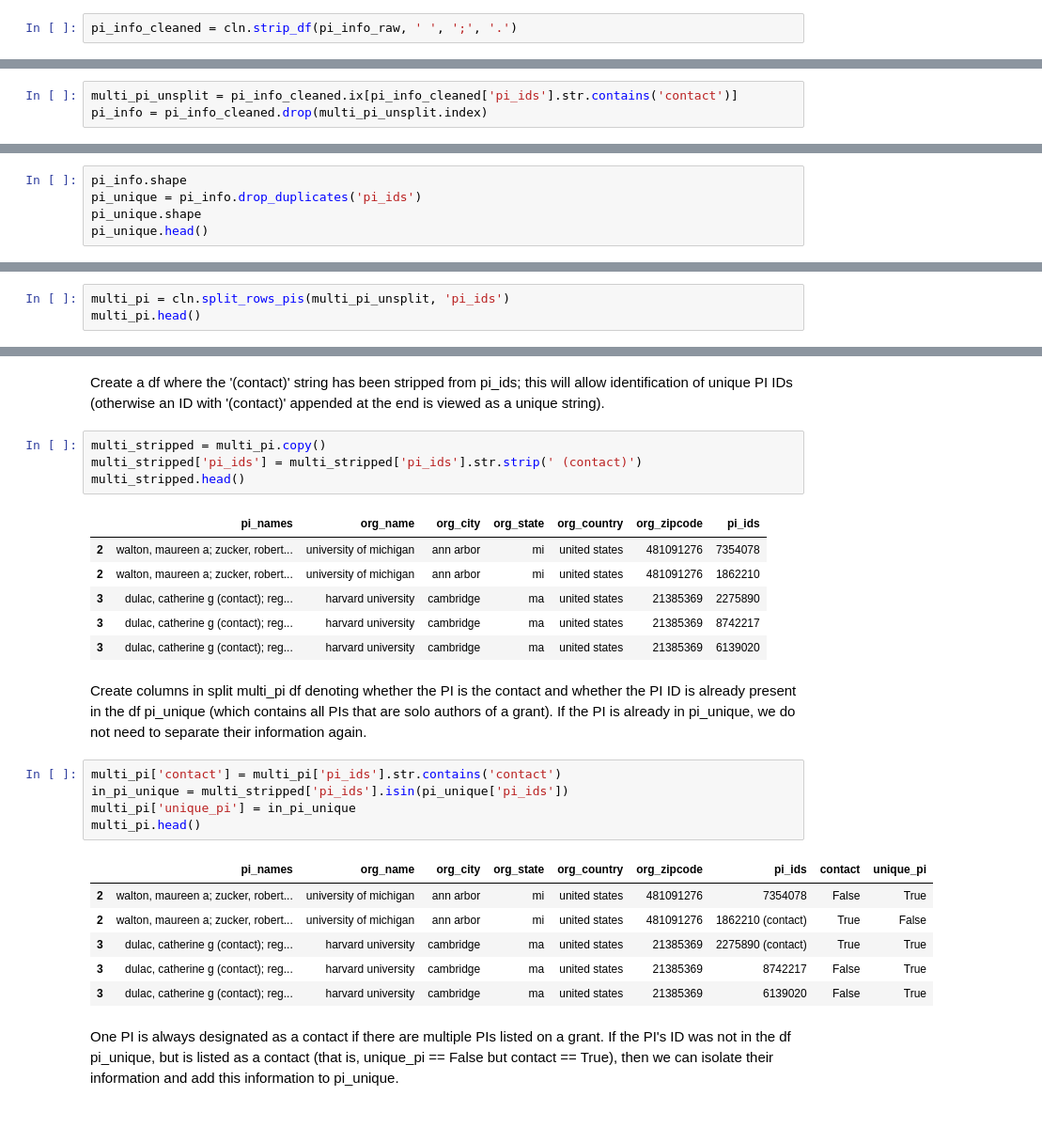
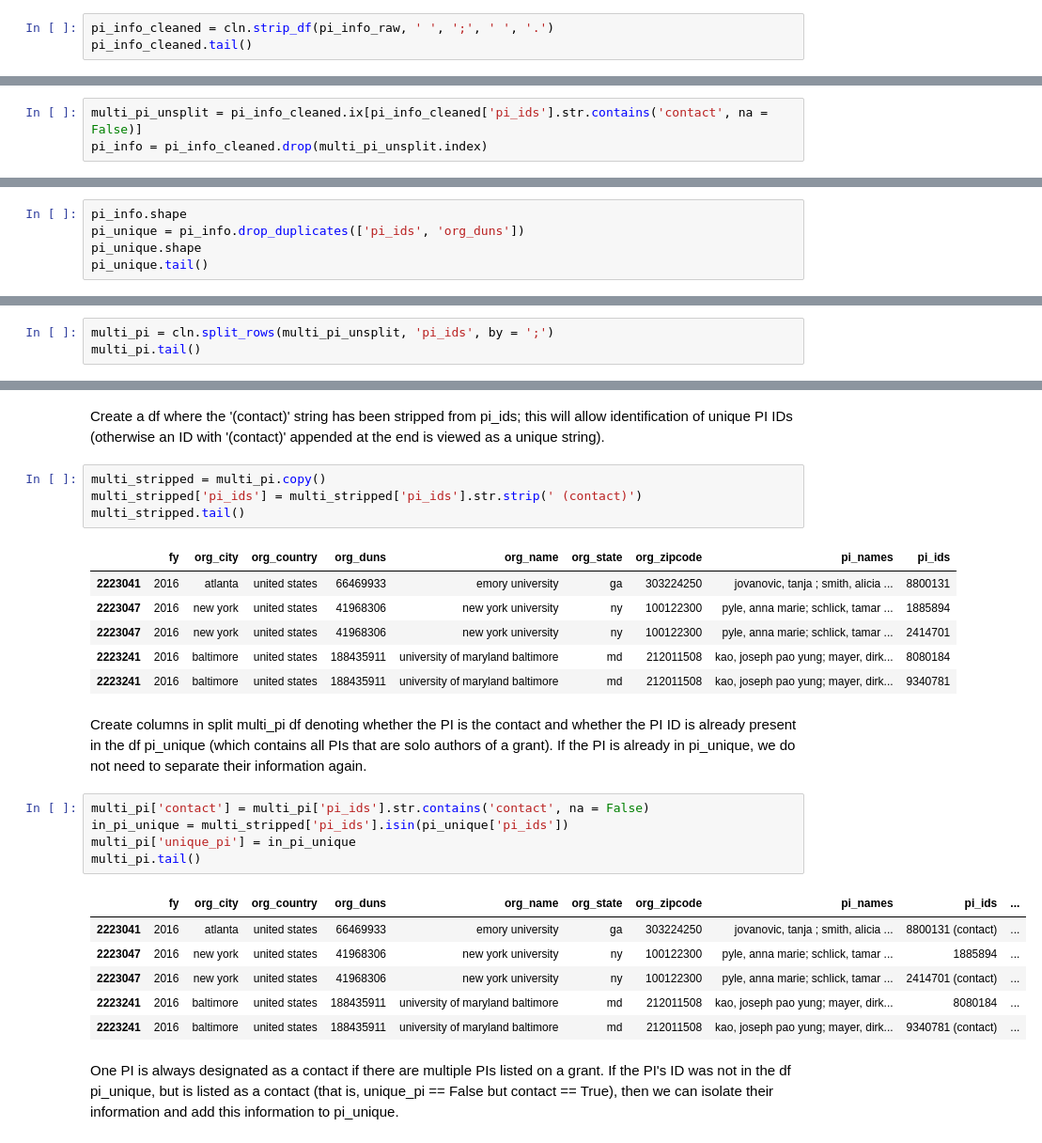
Before and after one commit to yuwie10/nih-awards, a Jupyter notebook: cleaning_pi_info.ipynb, the cells around one changed output, grey strips where cells are left out. Shown at 94% size. Saved outputs shown, nothing was run; the diff lists cells and outputs as text.

```diff
--- a/cleaning_pi_info.ipynb
+++ b/cleaning_pi_info.ipynb
@@ -58,2 +60,3 @@ pi_info_raw.head()
 # %%
-pi_info_cleaned = cln.strip_df(pi_info_raw, ' ', ';', '.')
+pi_info_cleaned = cln.strip_df(pi_info_raw, ' ', ';', ' ', '.')
+pi_info_cleaned.tail()
@@ -87,5 +90,5 @@ Some grants have multiple PIs listed on the grant, and the information for the g
 # %% [markdown]
 Split pi_info_cleaned into two dataframes, one containing grouped (multiple) PIs and one containing single PIs.
 # %%
-multi_pi_unsplit = pi_info_cleaned.ix[pi_info_cleaned['pi_ids'].str.contains('contact')]
+multi_pi_unsplit = pi_info_cleaned.ix[pi_info_cleaned['pi_ids'].str.contains('contact', na = False)]
 pi_info = pi_info_cleaned.drop(multi_pi_unsplit.index)
@@ -94,6 +97,6 @@ Drop duplicates from unique PIs
 # %%
 pi_info.shape
-pi_unique = pi_info.drop_duplicates('pi_ids')
+pi_unique = pi_info.drop_duplicates(['pi_ids', 'org_duns'])
 pi_unique.shape
-pi_unique.head()
+pi_unique.tail()
 # %% [output]
@@ -108,6 +111,6 @@ pi_unique.head()
 # %% [markdown]
 Split multiple PIs on PI ID.
 # %%
-multi_pi = cln.split_rows_pis(multi_pi_unsplit, 'pi_ids')
-multi_pi.head()
+multi_pi = cln.split_rows(multi_pi_unsplit, 'pi_ids', by = ';')
+multi_pi.tail()
 # %% [output]
@@ -122,28 +125,28 @@ Create a df where the '(contact)' string has been stripped from pi_ids; this wil
 # %%
 multi_stripped = multi_pi.copy()
 multi_stripped['pi_ids'] = multi_stripped['pi_ids'].str.strip(' (contact)')
-multi_stripped.head()
+multi_stripped.tail()
 # %% [output]
-|  | pi_names | org_name | org_city | org_state | org_country | org_zipcode | pi_ids |
-| 2 | walton, maureen a; zucker, robert... | university of michigan | ann arbor | mi | united states | 481091276 | 7354078 |
-| 2 | walton, maureen a; zucker, robert... | university of michigan | ann arbor | mi | united states | 481091276 | 1862210 |
-| 3 | dulac, catherine g (contact); reg... | harvard university | cambridge | ma | united states | 21385369 | 2275890 |
-| 3 | dulac, catherine g (contact); reg... | harvard university | cambridge | ma | united states | 21385369 | 8742217 |
-| 3 | dulac, catherine g (contact); reg... | harvard university | cambridge | ma | united states | 21385369 | 6139020 |
+|  | fy | org_city | org_country | org_duns | org_name | org_state | org_zipcode | pi_names | pi_ids |
+| 2223041 | 2016 | atlanta | united states | 66469933 | emory university | ga | 303224250 | jovanovic, tanja ; smith, alicia ... | 8800131 |
+| 2223047 | 2016 | new york | united states | 41968306 | new york university | ny | 100122300 | pyle, anna marie; schlick, tamar ... | 1885894 |
+| 2223047 | 2016 | new york | united states | 41968306 | new york university | ny | 100122300 | pyle, anna marie; schlick, tamar ... | 2414701 |
+| 2223241 | 2016 | baltimore | united states | 188435911 | university of maryland baltimore | md | 212011508 | kao, joseph pao yung; mayer, dirk... | 8080184 |
+| 2223241 | 2016 | baltimore | united states | 188435911 | university of maryland baltimore | md | 212011508 | kao, joseph pao yung; mayer, dirk... | 9340781 |
 # %% [markdown]
 Create columns in split multi_pi df denoting whether the PI is the contact and whether the PI ID is already present in the df pi_unique (which contains all PIs that are solo authors of a grant). If the PI is already in pi_unique, we do not need to separate their information again.
 # %%
-multi_pi['contact'] = multi_pi['pi_ids'].str.contains('contact')
+multi_pi['contact'] = multi_pi['pi_ids'].str.contains('contact', na = False)
 in_pi_unique = multi_stripped['pi_ids'].isin(pi_unique['pi_ids'])
 multi_pi['unique_pi'] = in_pi_unique
-multi_pi.head()
+multi_pi.tail()
 # %% [output]
-|  | pi_names | org_name | org_city | org_state | org_country | org_zipcode | pi_ids | contact | unique_pi |
-| 2 | walton, maureen a; zucker, robert... | university of michigan | ann arbor | mi | united states | 481091276 | 7354078 | False | True |
-| 2 | walton, maureen a; zucker, robert... | university of michigan | ann arbor | mi | united states | 481091276 | 1862210 (contact) | True | False |
-| 3 | dulac, catherine g (contact); reg... | harvard university | cambridge | ma | united states | 21385369 | 2275890 (contact) | True | True |
-| 3 | dulac, catherine g (contact); reg... | harvard university | cambridge | ma | united states | 21385369 | 8742217 | False | True |
-| 3 | dulac, catherine g (contact); reg... | harvard university | cambridge | ma | united states | 21385369 | 6139020 | False | True |
+|  | fy | org_city | org_country | org_duns | org_name | org_state | org_zipcode | pi_names | pi_ids | ... |
+| 2223041 | 2016 | atlanta | united states | 66469933 | emory university | ga | 303224250 | jovanovic, tanja ; smith, alicia ... | 8800131 (contact) | ... |
+| 2223047 | 2016 | new york | united states | 41968306 | new york university | ny | 100122300 | pyle, anna marie; schlick, tamar ... | 1885894 | ... |
+| 2223047 | 2016 | new york | united states | 41968306 | new york university | ny | 100122300 | pyle, anna marie; schlick, tamar ... | 2414701 (contact) | ... |
+| 2223241 | 2016 | baltimore | united states | 188435911 | university of maryland baltimore | md | 212011508 | kao, joseph pao yung; mayer, dirk... | 8080184 | ... |
+| 2223241 | 2016 | baltimore | united states | 188435911 | university of maryland baltimore | md | 212011508 | kao, joseph pao yung; mayer, dirk... | 9340781 (contact) | ... |
 # %% [markdown]
 One PI is always designated as a contact if there are multiple PIs listed on a grant. If the PI's ID was not in the df pi_unique, but is listed as a contact (that is, unique_pi == False but contact == True), then we can isolate their information and add this information to pi_unique.
 # %%
```
Also changed, not shown: parts of 32 cells of this notebook, 2 other files.
